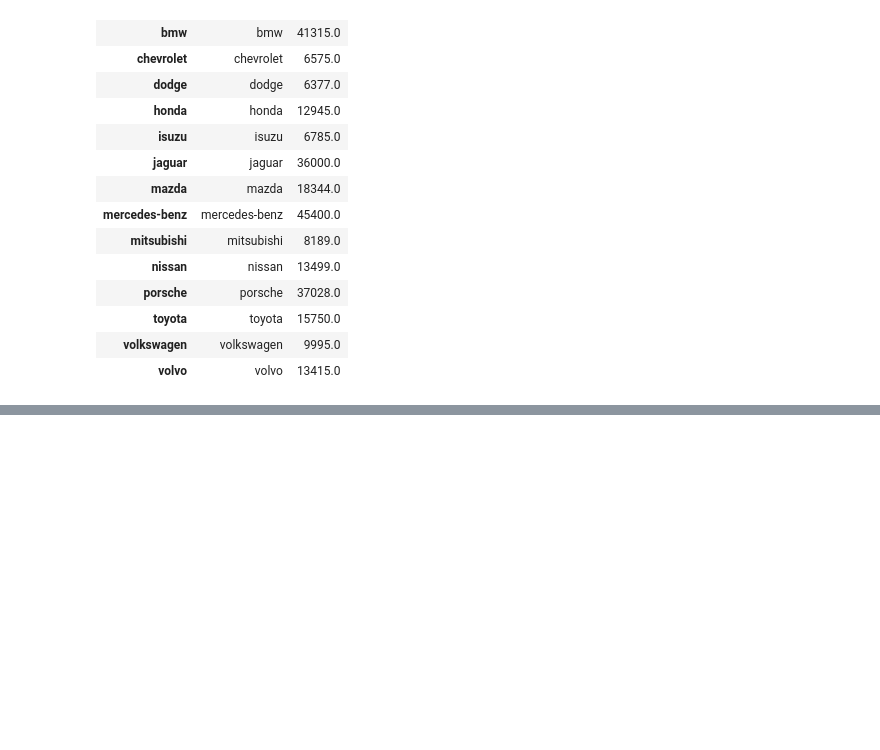
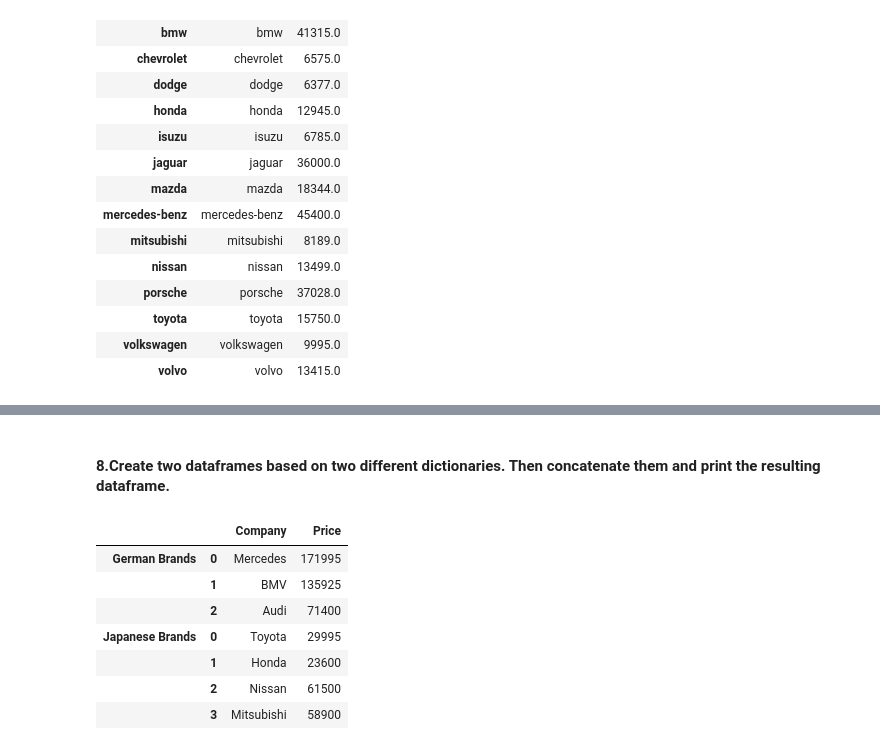
Before and after one commit to Steppenwolf2323/DSA-NumPy-Pandas-Exercises-, a Jupyter notebook: Pandas/Pandas_Exercises.ipynb, the cells around one changed output, grey strips where cells are left out. Cells and saved outputs as stored; diff of their text form; code cells hidden in the pictures; blank space fills up the shorter version.

```diff
--- a/Pandas/Pandas_Exercises.ipynb
+++ b/Pandas/Pandas_Exercises.ipynb
@@ -206,0 +234,29 @@ highest_price
+# %% [markdown]
+#### 8.Create two dataframes based on two different dictionaries. Then concatenate them and print the resulting dataframe.
+# %%
+GermanCars = {'Company': [ 'Mercedes', 'BMV', 'Audi'], 'Price': [171995, 135925 , 71400]}
+japaneseCars = {'Company': ['Toyota', 'Honda', 'Nissan', 'Mitsubishi '], 'Price': [29995, 23600, 61500 , 58900]}
+
+german = {'Company': ['Mercedes', 'BMV', 'Audi'], 'Price' : [171995, 135925 , 71400]}
+
+japanese = {'Company' : ['Toyota', 'Honda', 'Nissan', 'Mitsubishi '], 'Price' : [29995, 23600, 61500 , 58900]}
+
+
+german_frame = pd.DataFrame(german)
+japanese_frame = pd.DataFrame(japanese)
+
+#display(german_frame)
+#display(japanese_frame)
+
+concatenated_frames = pd.concat([german_frame,japanese_frame], keys=('German Brands', 'Japanese Brands'))
+
+concatenated_frames
+# %% [output]
+|  |  | Company | Price |
+| German Brands | 0 | Mercedes | 171995 |
+|  | 1 | BMV | 135925 |
+|  | 2 | Audi | 71400 |
+| Japanese Brands | 0 | Toyota | 29995 |
+|  | 1 | Honda | 23600 |
+|  | 2 | Nissan | 61500 |
+|  | 3 | Mitsubishi | 58900 |
```
Also changed, not shown: parts of 2 cells of this notebook.
